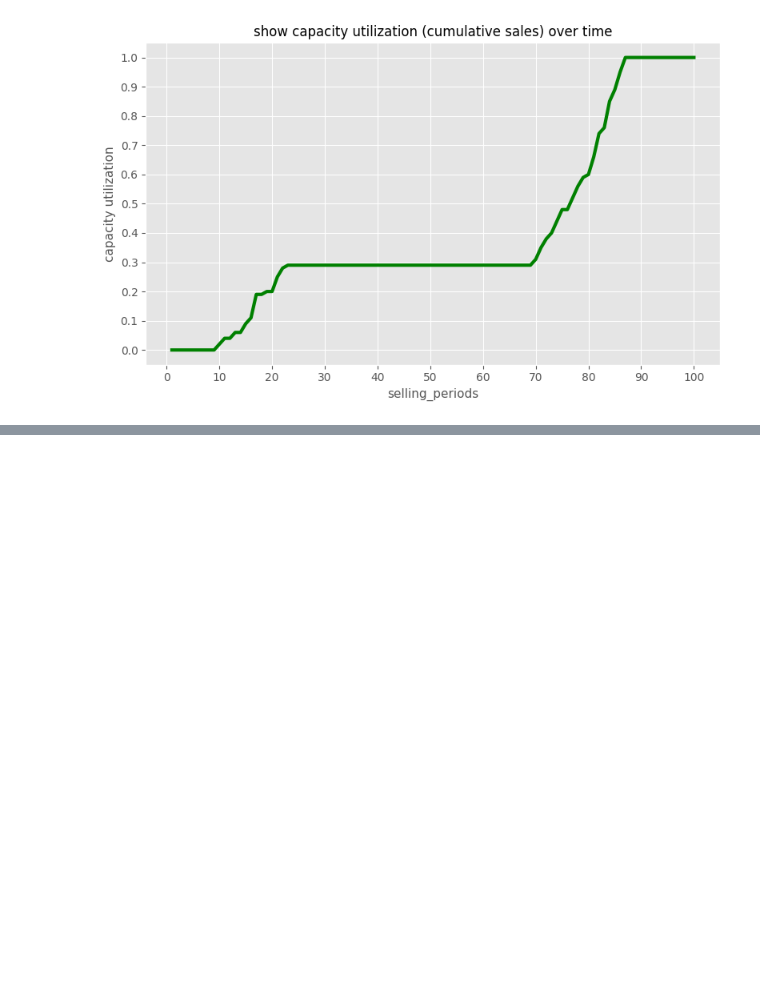
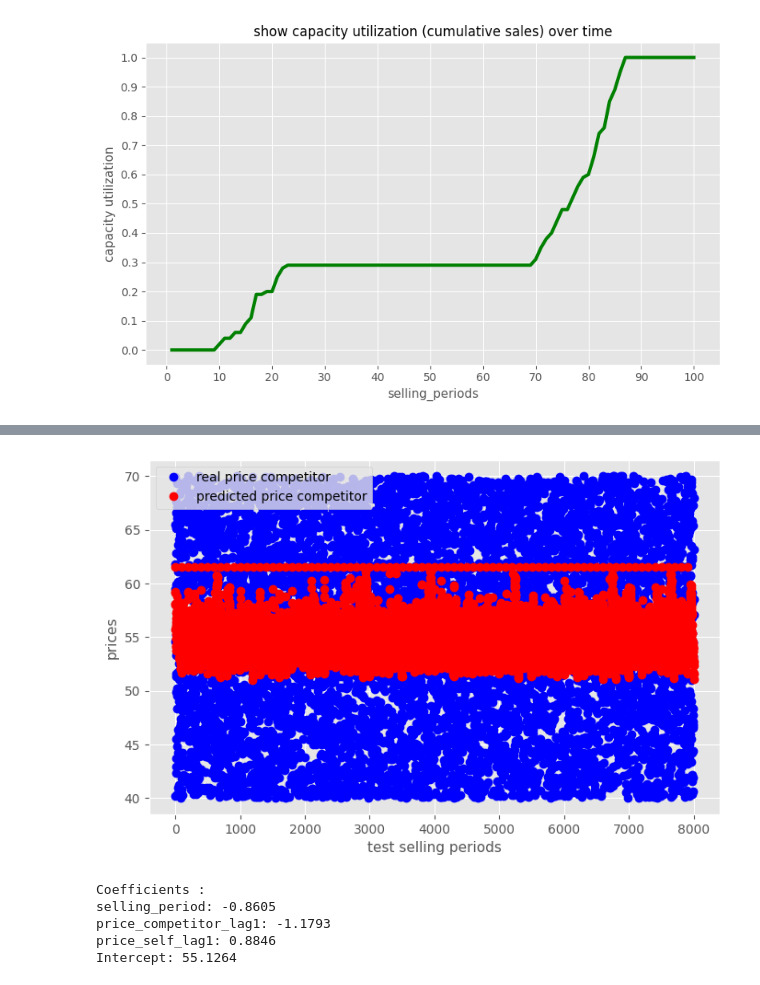
Before and after one commit to qcorveler/Optizoignons, a Jupyter notebook: Travail_Perso/Quentin/modele_prix_concurrent/W2_load_data.ipynb, the cells around one changed output, grey strips where cells are left out. Drawn from its saved outputs; the diff is of its cells as text; code cells hidden in the pictures; blank space fills up the shorter version.

Commit message:
modèle de prédiction du prix de l'adversaire en itératif

```diff
--- a/Travail_Perso/Quentin/modele_prix_concurrent/W2_load_data.ipynb
+++ b/Travail_Perso/Quentin/modele_prix_concurrent/W2_load_data.ipynb
@@ -188,0 +286,27 @@ plt.show()
+# %%
+history_test = {'price_self' : [], 'price_competitor' : []}
+results = []
+reals = []
+
+for index, row in df_comp_test.iterrows():
+    x = {
+        'selling_period': row['selling_period'],
+        'price_competitor_lag1': history_test['price_competitor'][-1] if row['selling_period']>1 else 0,
+        'price_self_lag1': history_test['price_self'][-1] if row['selling_period']>1 else 0,
+        # 'price_competitor_lag2': history_test['price_competitor'][-2] if row['selling_period']>2 else 0,
+    }
+    y = row['price_competitor']
+    reals.append(y)
+    # Prédiction avant apprentissage
+    y_pred = model.predict_one(x)
+    results.append(y_pred)
+
+    # Mettre à jour l'historique pour la prochaine période
+    history_test["price_self"].append(row['price'])
+    history_test["price_competitor"].append(row['price_competitor'])
+
+df_results = pd.DataFrame({
+    'real_price_competitor' : reals,
+    'pred_price_competitor' : results
+})
+df_results.head(100)
@@ -188,0 +327,27 @@ plt.show()
+# %%
+fig, ax = plt.subplots(figsize=(8,5))
+ax.plot(df_results.index, df_results['real_price_competitor'], 'bo', label = 'real price competitor')
+ax.plot(df_results.index, df_results['pred_price_competitor'], 'ro', label = 'predicted price competitor')
+ax.set_xlabel('test selling periods', size=11)
+ax.set_ylabel("prices" , size=11)
+ax.legend()
+plt.show()
+# %% [output]
+[figure, added]
+# %%
+# Accéder au modèle final dans le pipeline
+linreg = model[-1]  # ou model.steps[-1][1]
+
+# Coefficients (poids des features)
+print("Coefficients :")
+for feature, coef in linreg.weights.items():
+    print(f"{feature}: {coef:.4f}")
+
+# Interception (bias)
+print(f"Intercept: {linreg.intercept:.4f}")
+# %% [output]
+Coefficients :
+selling_period: -0.8605
+price_competitor_lag1: -1.1793
+price_self_lag1: 0.8846
+Intercept: 55.1264
```
Also changed, not shown: parts of 8 cells of this notebook, 1 other file.
